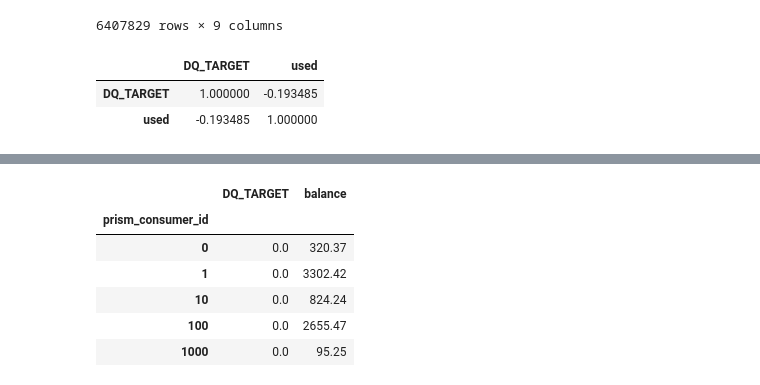
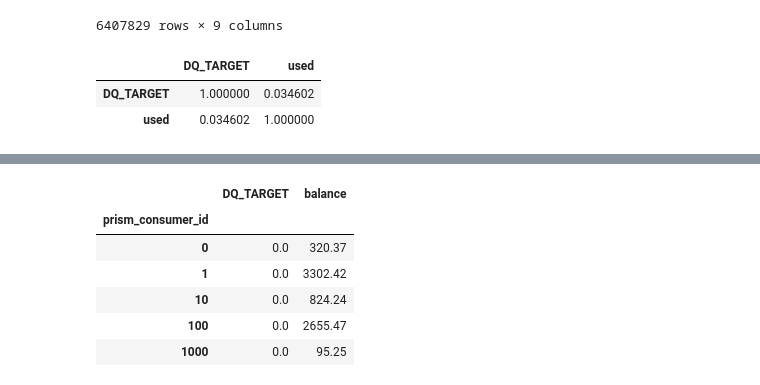
Before and after one commit to harisdsc/DSC180A, a Jupyter notebook: Untitled.ipynb, the cells around one changed output, grey strips where cells are left out. Drawn from its saved outputs; the diff is of its cells as text; code cells hidden in the pictures.

```diff
--- a/Untitled.ipynb
+++ b/Untitled.ipynb
@@ -129,11 +124,12 @@ Transaction_based
 # %%
 test_1 = Transaction_based[["prism_consumer_id", "DQ_TARGET",  "used"]].groupby("prism_consumer_id").sum()
 # %%
+test_1['DQ_TARGET'] = test_1['DQ_TARGET'].apply(lambda x: 1 if x >=1 else x )
 test_1[['DQ_TARGET', 'used']].corr()
 # %% [output]
 |  | DQ_TARGET | used |
-| DQ_TARGET | 1.000000 | -0.193485 |
-| used | -0.193485 | 1.000000 |
+| DQ_TARGET | 1.000000 | 0.034602 |
+| used | 0.034602 | 1.000000 |
 # %%
 Balance_based = consDF.drop(columns = ["credit_score"]).merge(acctDF, on = "prism_consumer_id", how = "outer")
 Balance_based
```
Also changed, not shown: parts of 4 cells of this notebook.
